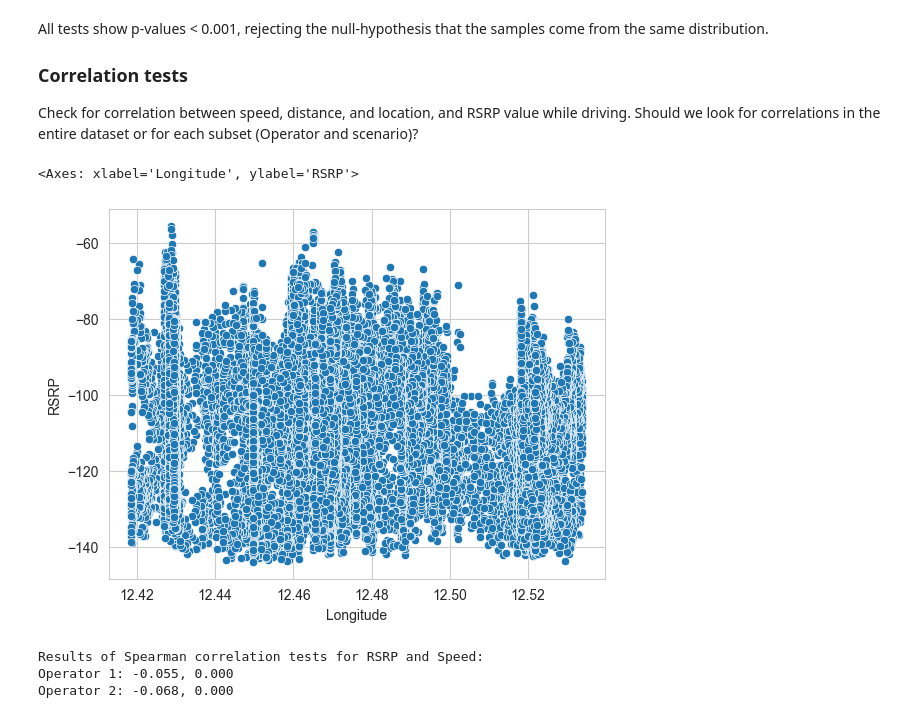
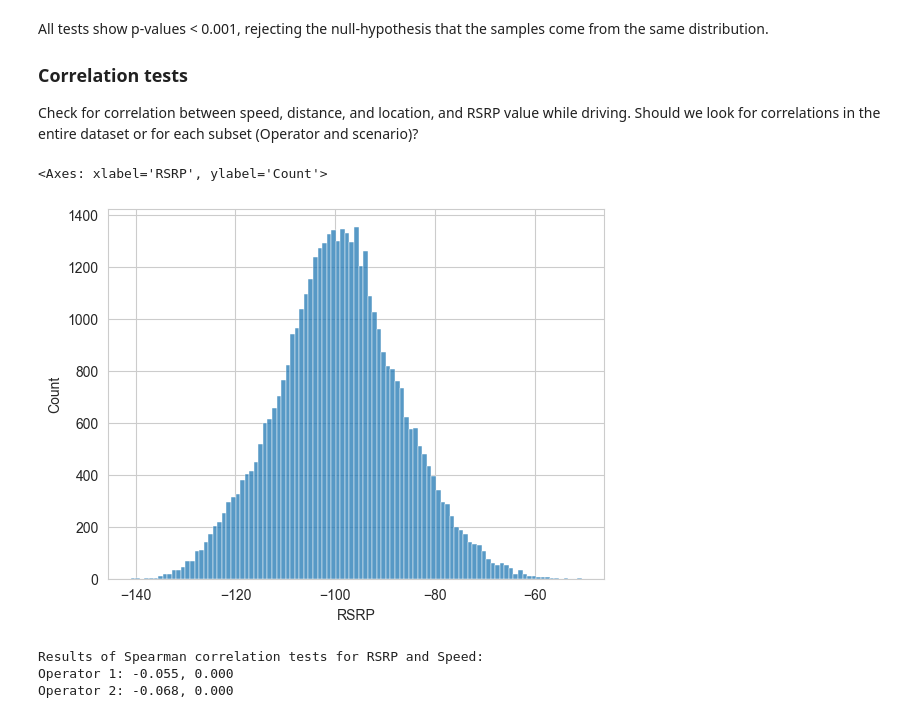
Before and after one commit to ihneskarbovik/IN5060-assignment2, a Jupyter notebook: analysis.ipynb, the cells around one changed output. Cells and saved outputs as stored; diff of their text form; code cells hidden in the pictures.

```diff
--- a/analysis.ipynb
+++ b/analysis.ipynb
@@ -143,11 +143,12 @@ Should we look for correlations in the entire dataset or for each subset (Operat
 # %%
 # sns.scatterplot(x=op1_od['Speed'], y=op1_od['RSRP'])
 # sns.scatterplot(x=op1_od['distance'], y=op1_od['RSRP'])
 # sns.scatterplot(x=op1_od['Latitude'], y=op1_od['RSRP'])
-sns.scatterplot(x=op1_od['Longitude'], y=op1_od['RSRP'])
+# sns.scatterplot(x=op1_od['Longitude'], y=op1_od['RSRP'])
+sns.histplot(op2_od['RSRP'])
 # %% [output]
-<Axes: xlabel='Longitude', ylabel='RSRP'>
+<Axes: xlabel='RSRP', ylabel='Count'>
-[figure, old version]
+[figure, new version]
 # %%
 res_op1_speed = spearmanr(op1_od['RSRP'], op1_od['Speed'])
 res_op2_speed = spearmanr(op2_od['RSRP'], op2_od['Speed'])
```
Also changed, not shown: parts of 4 cells of this notebook.
